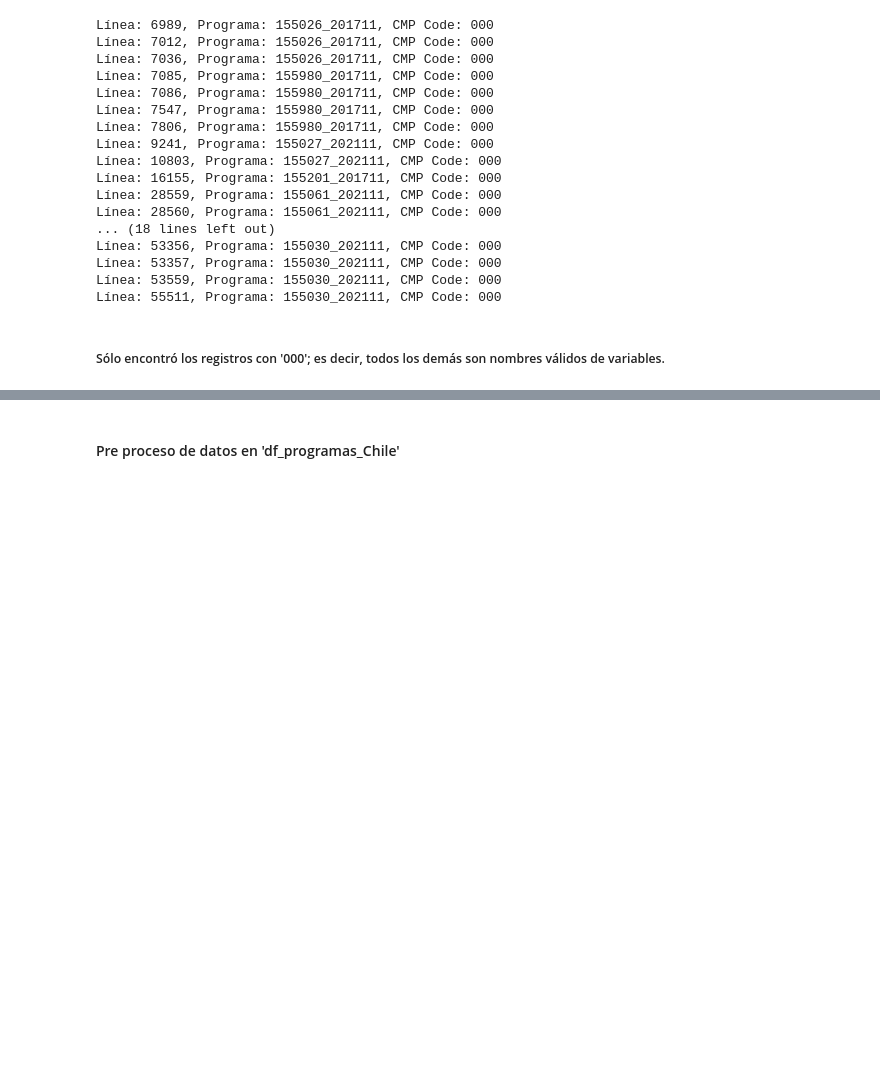
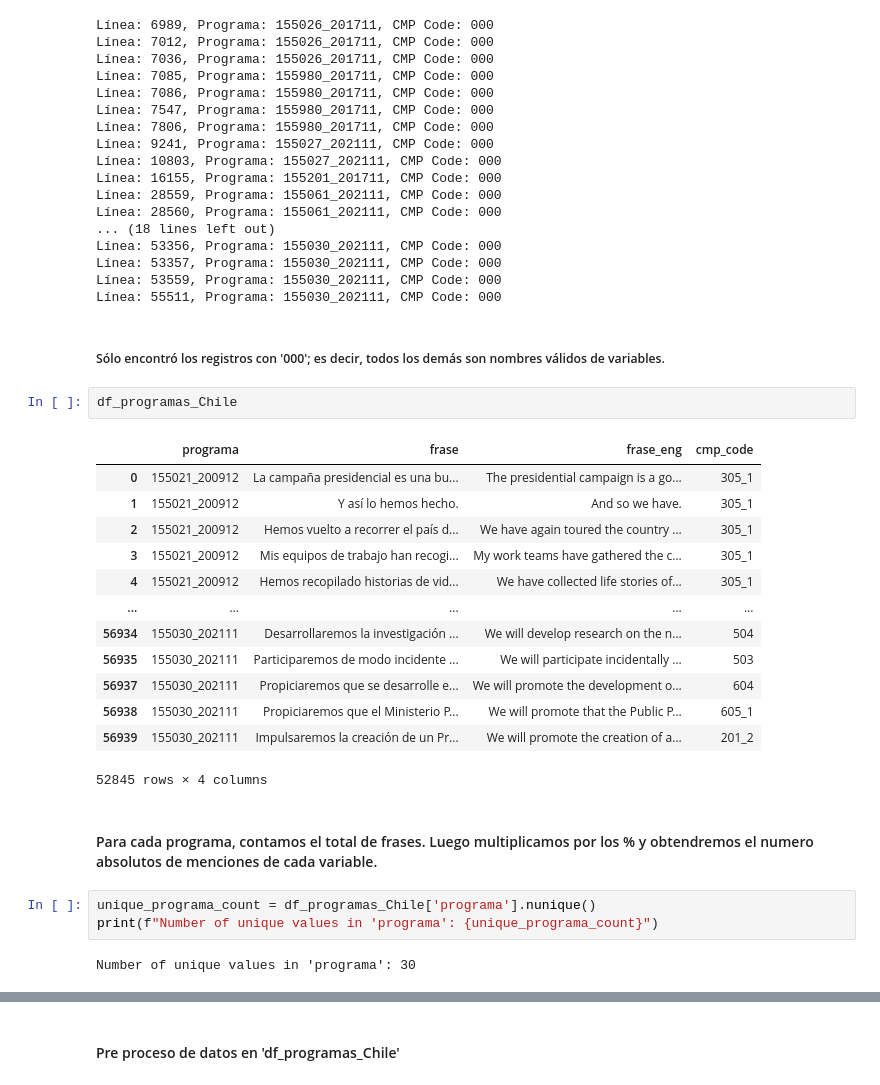
Before and after one commit to MatiasBunsterRaby/Capstone_git, a Jupyter notebook: notebooks/Pruebas_Chile_absoluto.ipynb, the cells around one changed output, grey strips where cells are left out. Cells and saved outputs as stored; diff of their text form; blank space fills up the shorter version.

Commit message:
Vamos a contar numero de frases y luego problar 'df_absolutos'

```diff
--- a/notebooks/Pruebas_Chile_absoluto.ipynb
+++ b/notebooks/Pruebas_Chile_absoluto.ipynb
@@ -281,3 +288,26 @@ Línea: 53559, Programa: 155030_202111, CMP Code: 000
 Línea: 55511, Programa: 155030_202111, CMP Code: 000
 # %% [markdown]
 ##### Sólo encontró los registros con '000'; es decir, todos los demás son nombres válidos de variables.
+# %%
+df_programas_Chile
+# %% [output]
+|  | programa | frase | frase_eng | cmp_code |
+| 0 | 155021_200912 | La campaña presidencial es una bu... | The presidential campaign is a go... | 305_1 |
+| 1 | 155021_200912 | Y así lo hemos hecho. | And so we have. | 305_1 |
+| 2 | 155021_200912 | Hemos vuelto a recorrer el país d... | We have again toured the country ... | 305_1 |
+| 3 | 155021_200912 | Mis equipos de trabajo han recogi... | My work teams have gathered the c... | 305_1 |
+| 4 | 155021_200912 | Hemos recopilado historias de vid... | We have collected life stories of... | 305_1 |
+| ... | ... | ... | ... | ... |
+| 56934 | 155030_202111 | Desarrollaremos la investigación ... | We will develop research on the n... | 504 |
+| 56935 | 155030_202111 | Participaremos de modo incidente ... | We will participate incidentally ... | 503 |
+| 56937 | 155030_202111 | Propiciaremos que se desarrolle e... | We will promote the development o... | 604 |
+| 56938 | 155030_202111 | Propiciaremos que el Ministerio P... | We will promote that the Public P... | 605_1 |
+| 56939 | 155030_202111 | Impulsaremos la creación de un Pr... | We will promote the creation of a... | 201_2 |
+52845 rows × 4 columns
+# %% [markdown]
+#### Para cada programa, contamos el total de frases. Luego multiplicamos por los % y obtendremos el numero absolutos de menciones de cada variable.
+# %%
+unique_programa_count = df_programas_Chile['programa'].nunique()
+print(f"Number of unique values in 'programa': {unique_programa_count}")
+# %% [output]
+Number of unique values in 'programa': 30
```
Also changed, not shown: parts of 26 cells of this notebook, 3 other files.
